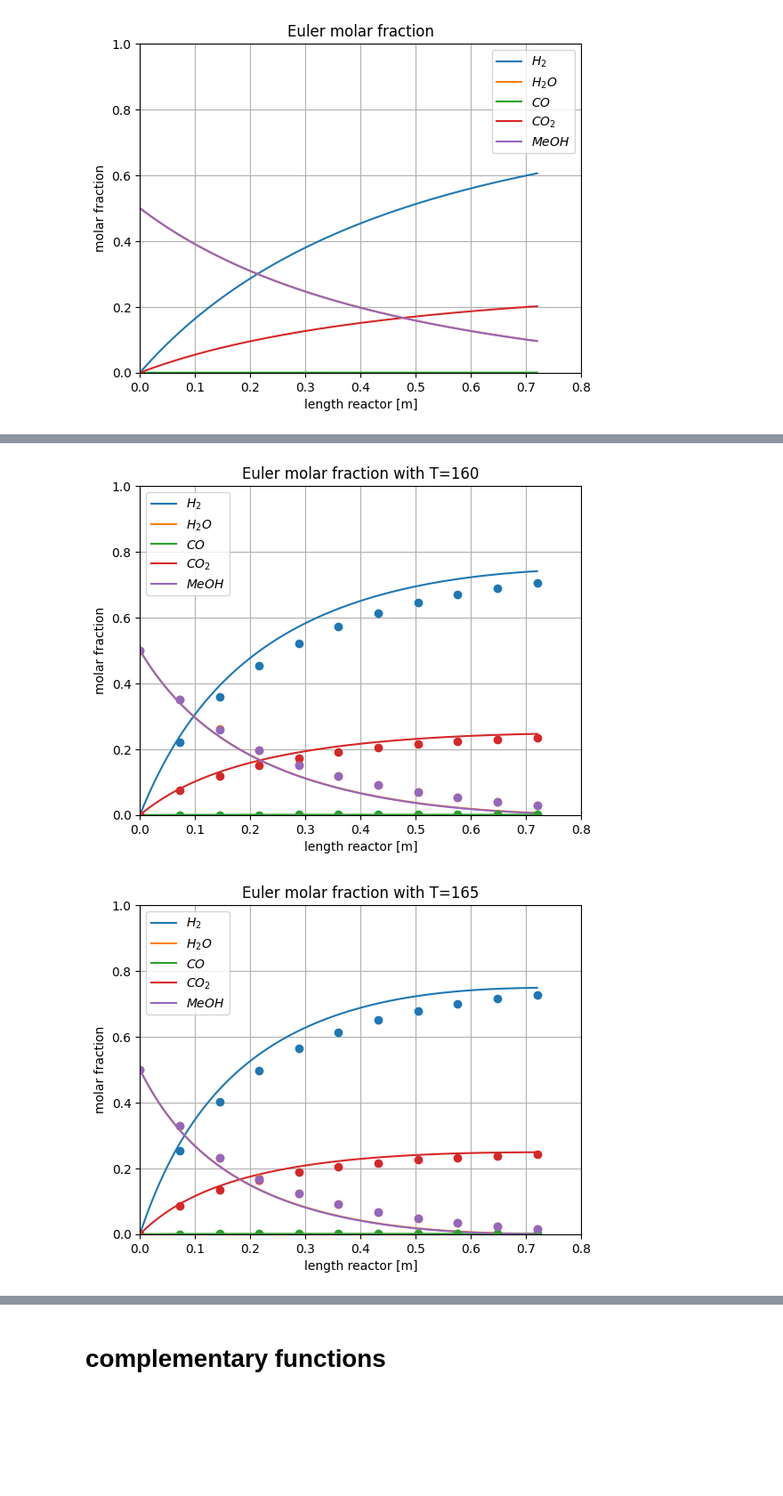
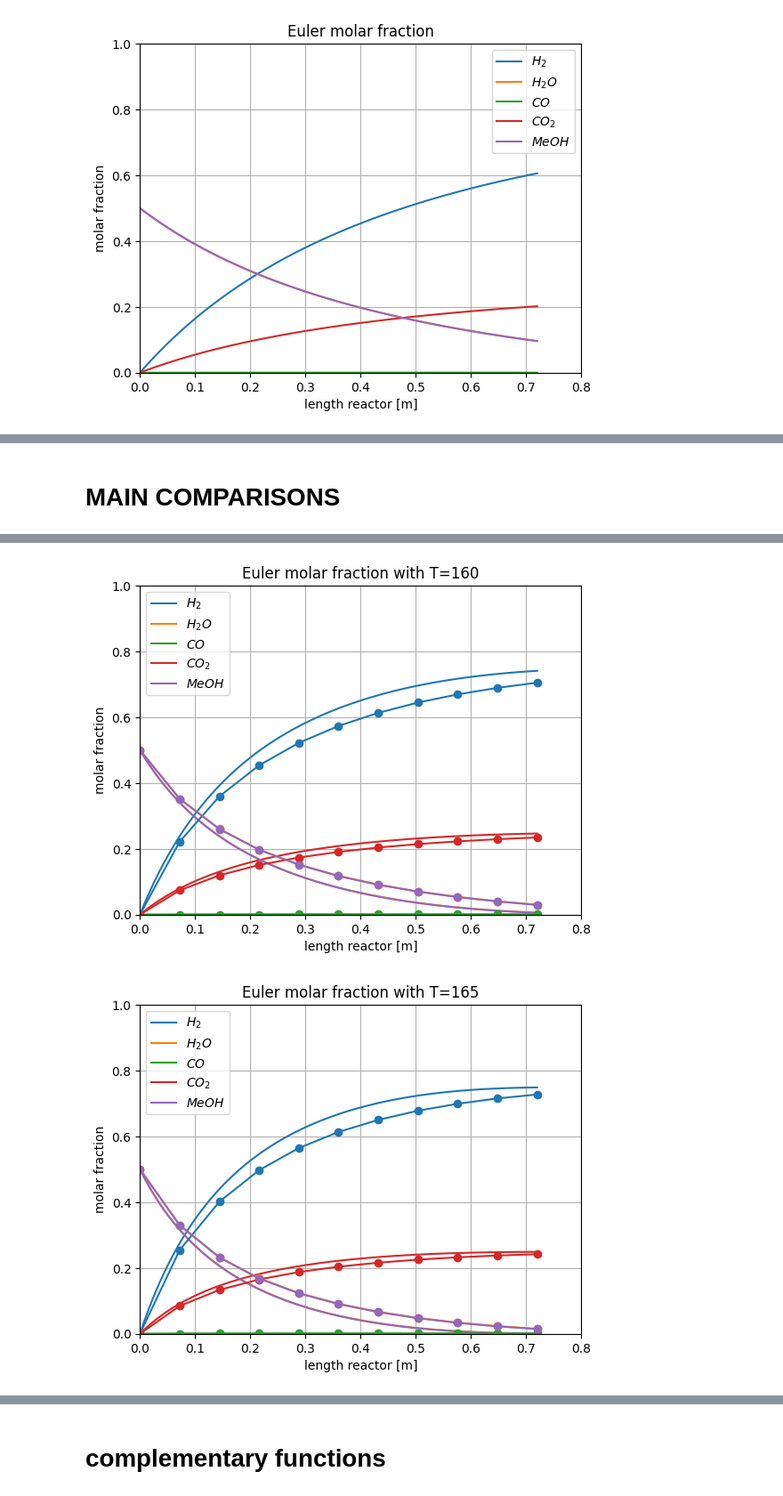
Before and after one commit to DanielGreiner/Masterarbeit, a Jupyter notebook: Model_reactor_1D_steady_state_isothermal.ipynb, the cells around one changed output, grey strips where cells are left out. Shown: that part at 89% size. Cells and saved outputs as stored; diff of their text form; code cells hidden in the pictures; blank space fills up the shorter version.

```diff
--- a/Model_reactor_1D_steady_state_isothermal.ipynb
+++ b/Model_reactor_1D_steady_state_isothermal.ipynb
@@ -156,7 +217,7 @@ $\frac{d\dot{n_x}}{dm_{cat}}$=$R_x$
 # %%
-# @title reaction functions
+# @title reaction functions without reverse reaction
 
-def ReakFun (P, T, VFlow):
+def ReakFunNoReverse (P, T, VFlow):
   '''
   calculates the rate of reaction for each component for MSR and MD reactions with respect to the selected catalytic system through indexing
   '''
@@ -174,12 +235,13 @@ def ReakFun (P, T, VFlow):
   m_cat_x = P[5]
 
   # calculates the rate of reaction for each reaction pathway and every catalyst setup
-  rMSR = MSR[0] *np.power((T/T0), n, dtype=float)*np.exp((-MSR[1]/R)*(1/T-1/T0), dtype=float)
-  rMSR *= np.power(P_MeOH, MSR[2], dtype=float)*np.power(P_H2O, MSR[3], dtype=float)
+  rMSR = MSR[0, 0] *np.power((T/T0), n, dtype=float)*np.exp((-MSR[0, 1]/R)*(1/T-1/T0), dtype=float)
+  rMSR *= np.power(P_MeOH, MSR[0, 2], dtype=float)*np.power(P_H2O, MSR[0, 3], dtype=float)
 
 
-  rMD = MD[0]*np.power((T/T0), n, dtype=float)*np.exp((-MD[1]/R)*(1/T-1/T0), dtype=float)
-  rMD *= np.power(P_MeOH, MD[2], dtype=float)
+  rMD = MD[0, 0]*np.power((T/T0), n, dtype=float)*np.exp((-MD[0, 1]/R)*(1/T-1/T0), dtype=float)
+  rMD *= np.power(P_MeOH, MD[0, 2], dtype=float)
+
 
   # calculates slope of change for each component and returns the result
   dP[0] = (rMSR*ny[0, 0] + rMD*ny[1, 0])
@@ -188,6 +250,7 @@ def ReakFun (P, T, VFlow):
   dP[3] = (rMSR*ny[0, 3] + rMD*ny[1, 3])
   dP[4] = (rMSR*ny[0, 4] + rMD*ny[1, 4])
   dP[5] = 1
+
   return dP
 # %%
 # @title euler's method
@@ -340,10 +474,13 @@ Text(0, 0.5, 'molar fraction')
+# %% [markdown]
+# MAIN COMPARISONS
 # %%
 # @title comparative aspen arrays
 
 # from google.colab import files
 # uploaded = files.upload()
 
-xl = pd.ExcelFile('/content/gdrive/MyDrive/Colab Notebooks/Masterarbeit Colabs/Results 720mm reactor by temp.xlsx')
+xl = pd.ExcelFile('/content/drive/MyDrive/Colab Notebooks/Masterarbeit Colabs/Results 720mm reactor by temp.xlsx')
+
 AspenPoints = len(xl.sheet_names)
 AspenResults = np.zeros([AspenPoints, 11, len(IC)])
 sheets = xl.sheet_names
@@ -355,7 +492,7 @@ diff = AspenSecondTemp -AspenStartingTemp
 
 
 for i in range(AspenPoints):
-  df=pd.read_excel('/content/gdrive/MyDrive/Colab Notebooks/Masterarbeit Colabs/Results 720mm reactor by temp.xlsx', i)
+  df=pd.read_excel('/content/drive/MyDrive/Colab Notebooks/Masterarbeit Colabs/Results 720mm reactor by temp.xlsx', i)
 
   df = df[['H2', 'H2O', 'CO', 'CO2', 'MEOH-1', 'Length']]
   tempres = df.to_numpy()
@@ -405,11 +542,11 @@ for i in range (AspenPoints):
   # plt.plot(AspenResults[i, :, 5], AspenResults[i, :, 2], label='$CO$ Aspen', marker='o', linestyle='None', color = 'tab:green')
   # plt.plot(AspenResults[i, :, 5], AspenResults[i, :, 3], label='$CO_2$ Aspen', marker='o', linestyle='None', color = 'tab:red')
   # plt.plot(AspenResults[i, :, 5], AspenResults[i, :, 4], label='$MeOH$ Aspen', marker='o', linestyle='None', color = 'tab:purple')
-  plt.plot(AspenResults[i, :, 5], AspenResults[i, :, 0], marker='o', linestyle='None', color = 'tab:blue')
-  plt.plot(AspenResults[i, :, 5], AspenResults[i, :, 1], marker='o', linestyle='None', color = 'tab:orange')
-  plt.plot(AspenResults[i, :, 5], AspenResults[i, :, 2], marker='o', linestyle='None', color = 'tab:green')
-  plt.plot(AspenResults[i, :, 5], AspenResults[i, :, 3], marker='o', linestyle='None', color = 'tab:red')
-  plt.plot(AspenResults[i, :, 5], AspenResults[i, :, 4], marker='o', linestyle='None', color = 'tab:purple')
+  plt.plot(AspenResults[i, :, 5], AspenResults[i, :, 0], marker='o', color = 'tab:blue')
+  plt.plot(AspenResults[i, :, 5], AspenResults[i, :, 1], marker='o', color = 'tab:orange')
+  plt.plot(AspenResults[i, :, 5], AspenResults[i, :, 2], marker='o', color = 'tab:green')
+  plt.plot(AspenResults[i, :, 5], AspenResults[i, :, 3], marker='o', color = 'tab:red')
+  plt.plot(AspenResults[i, :, 5], AspenResults[i, :, 4], marker='o', color = 'tab:purple')
   plt.title('Euler molar fraction with T=%i' %t)
   plt.axis((0, 0.800, 0, 1))
   plt.legend(loc='best')
@@ -424,2 +561,2 @@ for i in range (AspenPoints):
-[figure, old version]
+[figure, new version]
-[figure, old version]
+[figure, new version]
```
Also changed, not shown: parts of 18 cells of this notebook.
